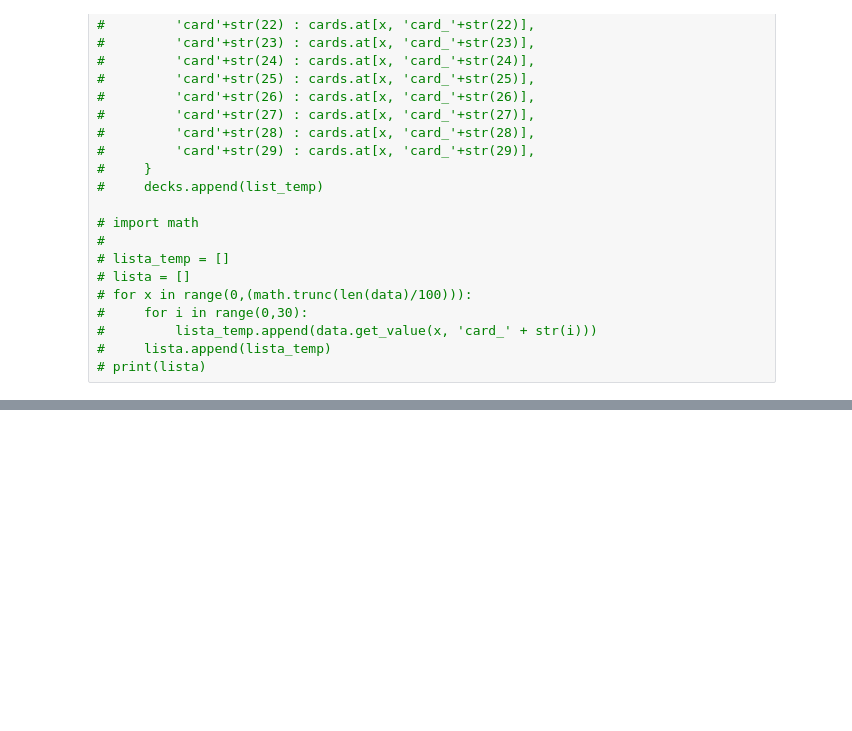
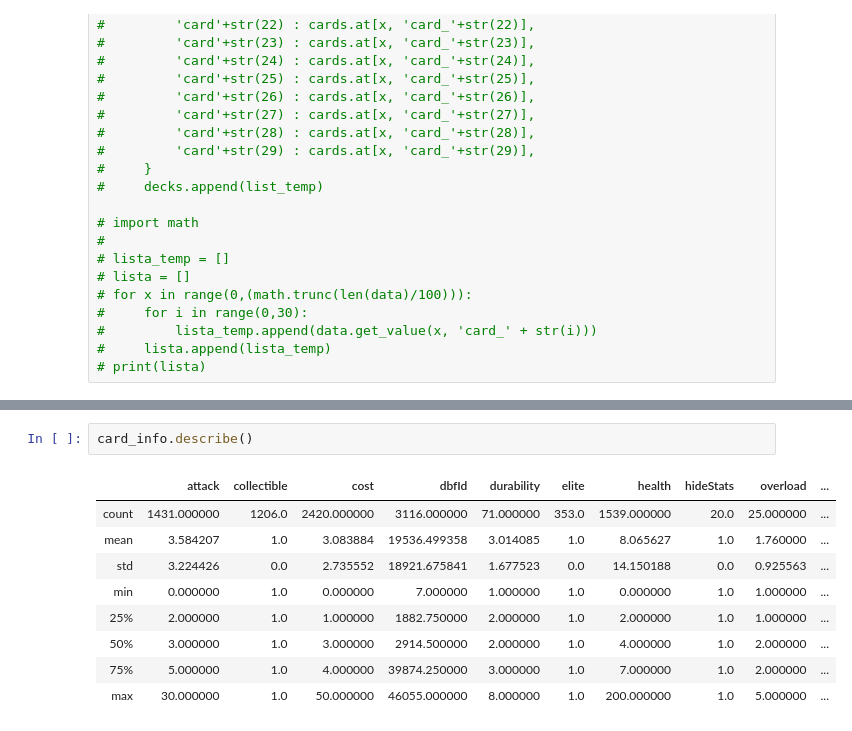
Before and after one commit to xdot2012/hearthstone_card_prediction, a Jupyter notebook: DataScience/Chrisao/Ciência de Dados.ipynb, the cells around one changed output, grey strips where cells are left out. Cells and saved outputs as stored; diff of their text form; blank space fills up the shorter version.

```diff
--- a/DataScience/Chrisao/Ciência de Dados.ipynb
+++ b/DataScience/Chrisao/Ciência de Dados.ipynb
@@ -505,0 +524,12 @@ https://hackncast.org/v06-python
+# %%
+card_info.describe()
+# %% [output]
+|  | attack | collectible | cost | dbfId | durability | elite | health | hideStats | overload | ... |
+| count | 1431.000000 | 1206.0 | 2420.000000 | 3116.000000 | 71.000000 | 353.0 | 1539.000000 | 20.0 | 25.000000 | ... |
+| mean | 3.584207 | 1.0 | 3.083884 | 19536.499358 | 3.014085 | 1.0 | 8.065627 | 1.0 | 1.760000 | ... |
+| std | 3.224426 | 0.0 | 2.735552 | 18921.675841 | 1.677523 | 0.0 | 14.150188 | 0.0 | 0.925563 | ... |
+| min | 0.000000 | 1.0 | 0.000000 | 7.000000 | 1.000000 | 1.0 | 0.000000 | 1.0 | 1.000000 | ... |
+| 25% | 2.000000 | 1.0 | 1.000000 | 1882.750000 | 2.000000 | 1.0 | 2.000000 | 1.0 | 1.000000 | ... |
+| 50% | 3.000000 | 1.0 | 3.000000 | 2914.500000 | 2.000000 | 1.0 | 4.000000 | 1.0 | 2.000000 | ... |
+| 75% | 5.000000 | 1.0 | 4.000000 | 39874.250000 | 3.000000 | 1.0 | 7.000000 | 1.0 | 2.000000 | ... |
+| max | 30.000000 | 1.0 | 50.000000 | 46055.000000 | 8.000000 | 1.0 | 200.000000 | 1.0 | 5.000000 | ... |
```
Also changed, not shown: parts of 7 cells of this notebook.
